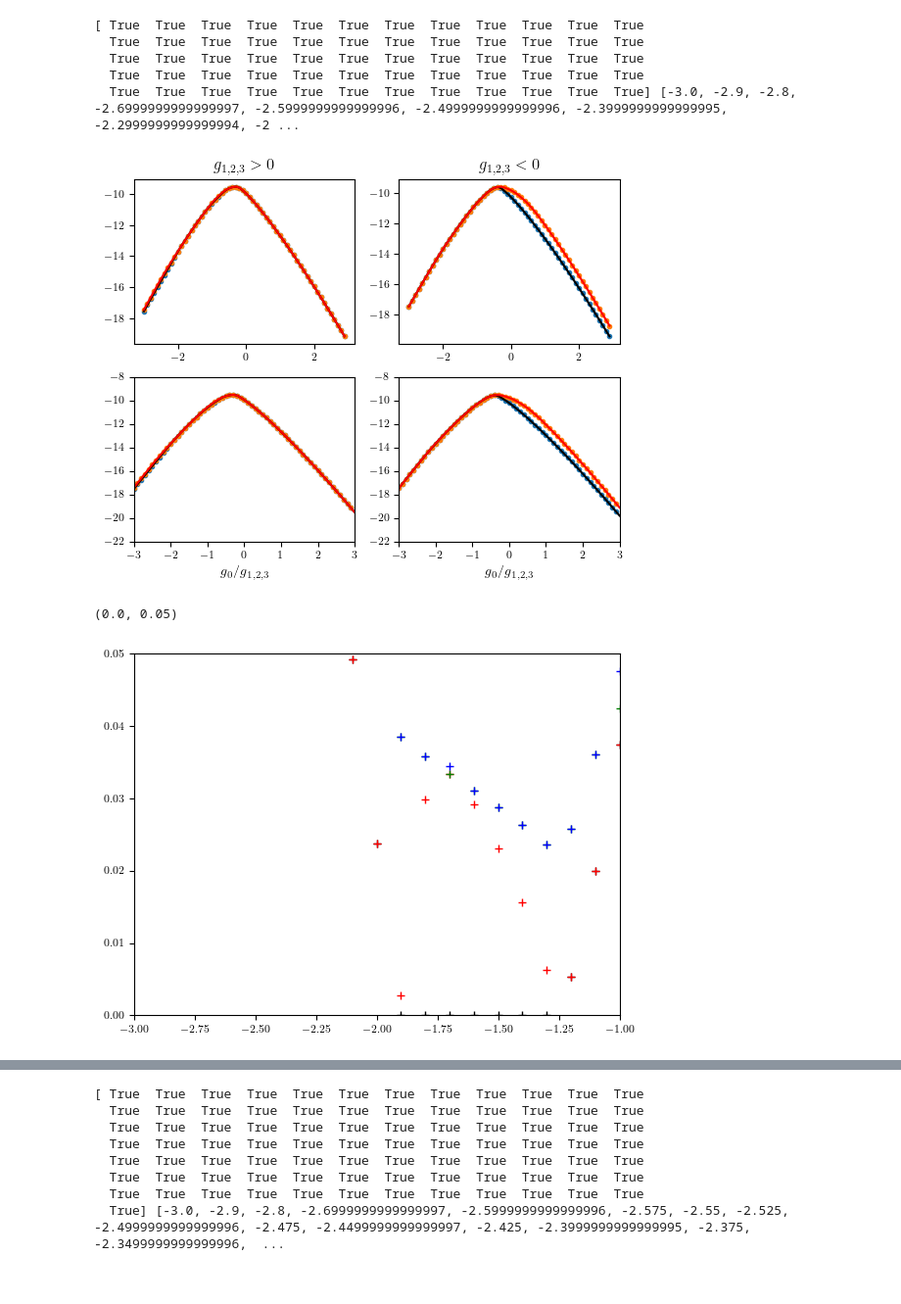
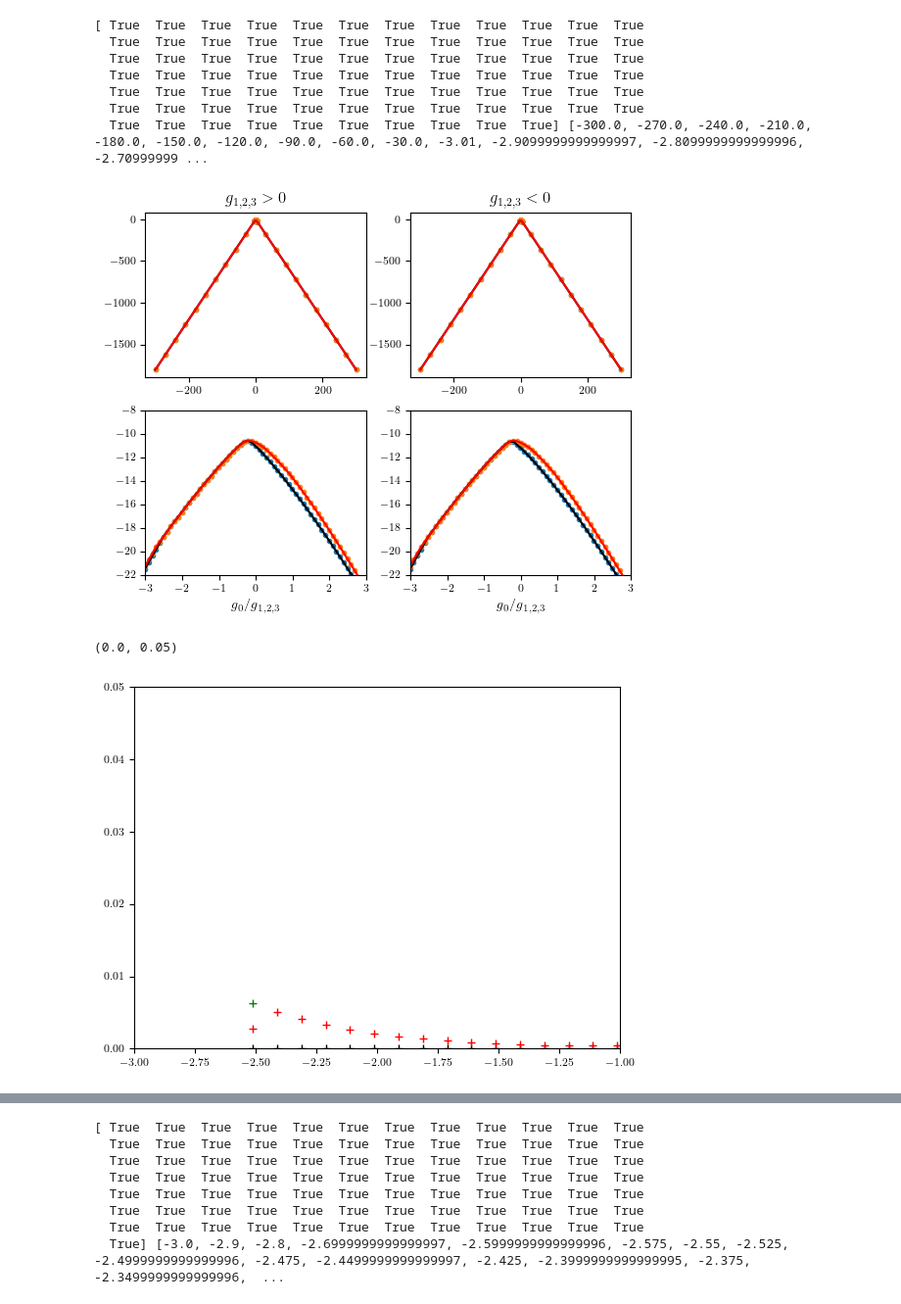
Before and after one commit to Spuriosity1/qsi_subspace_ED, a Jupyter notebook: scripts/process_field.ipynb, the cells around one changed output, grey strips where cells are left out. Shown at 98% size. Saved outputs shown, nothing was run; the diff lists cells and outputs as text; code cells hidden in the pictures.

```diff
--- a/scripts/process_field.ipynb
+++ b/scripts/process_field.ipynb
@@ -9,9 +9,10 @@ from process_field_impl import *
 
 
 # con = connect_npsql('../../ed_data/136g1_complete.db')
+# con = connect_npsql('../../ed_data/136g1.I_complete.db')
 # con = connect_npsql('../../ed_data/136g1.Y_complete.db')
 # con = connect_npsql('../../ed_data/136g2.I_complete.db')
-con = connect_npsql('../../ed_data/results_old.db')
+con = connect_npsql('../../ed_data/final/results_old.db')
 # con = connect_npsql('../../ed_data/test/results_1007.db')
 # con.execute("PRAGMA journal_mode=DELETE")
 con.commit()
@@ -85,4 +71,8 @@ array([243, 243,  44, 243, 243,  44,  44, 243,  44, 243,  49,  49, 240,
 # %%
+lat = lats[3]
+
+xx, sec, sec_E, sec_names = find_groundstate_111(con, lat, 1)
+
 for J in range(3):
     plt.plot(xx, np.array(sec)[:,J],'x',label=f"ex state {J}")
 
@@ -93,5 +83,16 @@ for sec_ids in sec:
     gs_sec_id = sec_ids[0]
     unique_sectors[gs_sec_id] = sec_names[gs_sec_id]
 
-print(unique_sectors)
+data_dir="../../aux_data/optimal_sector/"
+
+
+ll = convert_sparray(lat)
+plt.title(f"{ll} primitive GS sector")
+plt.savefig(data_dir + f"{ll}_GS_sector.pdf")
+with open(data_dir+f"{ll}_sectorlist.csv",'w') as f:
+    f.write("x,sector\n")
+    for x, secid in zip(xx, np.array(sec)[:,0]):
+        f.write(f"x={x}, sec {unique_sectors[secid]}\n")
+
+# print(unique_sectors)
 # %% [output]
@@ -227,11 +162,11 @@ def plot_E_interp_quality(rfi, x_lims = [-4.2, 4.2], y_lims = [-12,-4], recip=Fa
         # Ax[i,0].plot(xax, [rfi.es1_interpolators[1](x)-rfi.gse_interpolators[1](x) for x in xax],color='k')
 
         # Ax[i,1].plot(xax, [rfi.es1_interpolators[-1](x)-rfi.gse_interpolators[-1](x) for x in xax],color='k')
-        Ax[i,0].plot(xax, [rfi.gse_interpolators[1](x**power) for x in xax],color='k')
-        Ax[i,0].plot(xax, [rfi.es1_interpolators[1](x**power) for x in xax],color='r')
+        Ax[i,0].plot(xax, [rfi.E_interpolators[0][1](x**power) for x in xax],color='k')
+        Ax[i,0].plot(xax, [rfi.E_interpolators[1][1](x**power) for x in xax],color='r')
 
-        Ax[i,1].plot(xax, [rfi.gse_interpolators[-1](x**power) for x in xax],color='k')
-        Ax[i,1].plot(xax, [rfi.es1_interpolators[-1](x**power) for x in xax],color='r')
+        Ax[i,1].plot(xax, [rfi.E_interpolators[0][-1](x**power) for x in xax],color='k')
+        Ax[i,1].plot(xax, [rfi.E_interpolators[1][-1](x**power) for x in xax],color='r')
 
     for a in Ax[1]:
         a.set_xlim(x_lims)
@@ -310,7 +249,7 @@ E = {}
 expO = {}
 
 for secid in unique_sectors:
-    x[secid], E_tmp, expO[secid] = import_data_111(1, lats[0],  unique_sectors[secid] )
+    x[secid], E_tmp, expO[secid] = import_data_111(1, lats[4],  '(9, 9, 10, 8)' )
     E[secid] = np.sort(E_tmp, axis=1)
 # %%
 fig, (ax1, ax2) = plt.subplots(nrows=2,sharex=True)
@@ -364,30 +279,32 @@ O_to_plot
 # %%
 from scipy.interpolate import PchipInterpolator
 LinearInterpolator = lambda X,Y : lambda x : np.interp(x,X,Y)
 
 # lattice = lats[2]
 
 # sector = (4,4,4,4)
 
-# rfi_111 = RingInterpolator_111(lats[0], sector = (4,2,6,6), interpolation_f=PchipInterpolator)
+# rfi_111 = RingInterpolator_111(lats[3], sector = (6,6,6,6), interpolation_f=PchipInterpolator)
 
 # rfi_111 = RingInterpolator_111(lats[3], sector = (6,6,6,6), interpolation_f=PchipInterpolator)
 # rfi_111 = RingInterpolator_111(lats[1], sector = (8,8,8,8), interpolation_f=PchipInterpolator)
 # rfi_111 = RingInterpolator_111(lats[0], sector = (9,9,10,8), interpolation_f=PchipInterpolator)
-# rfi_111 = RingInterpolator_111(lats[0], sector = (9,9,8,10), interpolation_f=PchipInterpolator)
-rfi_111 = RingInterpolator_111(lats[0], sector = (9,6,8,13), interpolation_f=PchipInterpolator)
+rfi_111 = RingInterpolator_111(lats[4], sector = (9,9,8,10), interpolation_f=PchipInterpolator)
+# rfi_111 = RingInterpolator_111(lats[0], sector = (9,6,8,13), interpolation_f=PchipInterpolator)
 # rfi_111 = RingInterpolator_111(lats[0], sector = (12,6,12,6), interpolation_f=PchipInterpolator)
 
 
 plot_E_interp_quality(rfi_111, x_lims = [-3,3], recip=False,y_lims = [-22,-8])
 # plot_E_interp_quality(rfi_111, x_lims = [-3,3], recip=True,y_lims = [-404,44])
 # %% [output]
 [ True  True  True  True  True  True  True  True  True  True  True  True
   True  True  True  True  True  True  True  True  True  True  True  True
   True  True  True  True  True  True  True  True  True  True  True  True
   True  True  True  True  True  True  True  True  True  True  True  True
-  True  True  True  True  True  True  True  True  True  True  True  True] [-3.0, -2.9, -2.8, -2.6999999999999997, -2.5999999999999996, -2.4999999999999996, -2.3999999999999995, -2.2999999999999994, -2 ...
+  True  True  True  True  True  True  True  True  True  True  True  True
+  True  True  True  True  True  True  True  True  True  True  True  True
+  True  True  True  True  True  True  True  True  True  True] [-300.0, -270.0, -240.0, -210.0, -180.0, -150.0, -120.0, -90.0, -60.0, -30.0, -3.01, -2.9099999999999997, -2.8099999999999996, -2.70999999 ...
-[figure, old version]
+[figure, new version]
 # %%
 e0 = rfi_111.E_list[1][:,0]
 
@@ -399,7 +316,7 @@ plt.xlim([-3,-1])
 plt.ylim([0,0.05])
 # %% [output]
 (0.0, 0.05)
-[figure, old version]
+[figure, new version]
 # %%
 from matplotlib import colors
 
```
Also changed, not shown: parts of 18 cells of this notebook, 16 other files.
